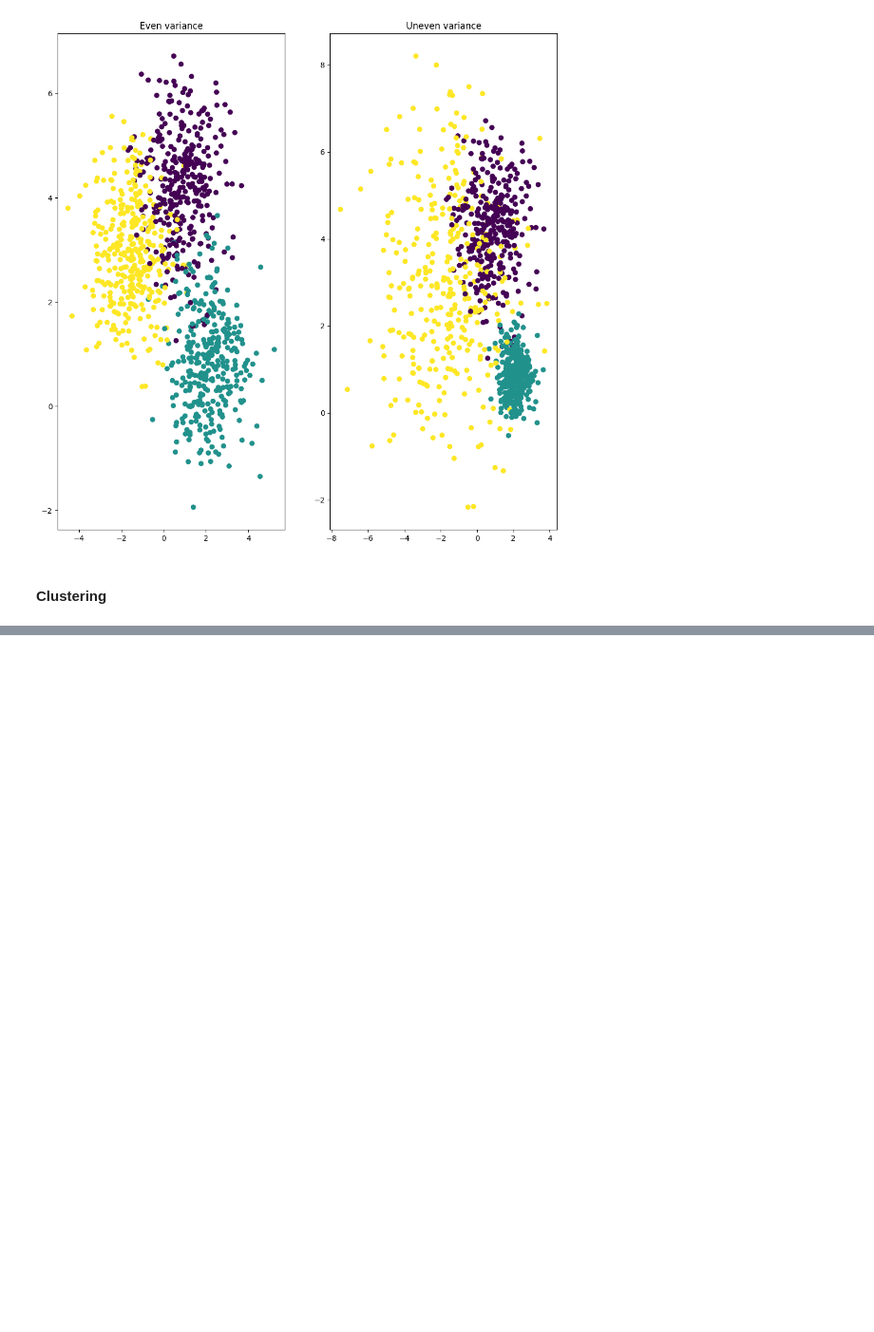
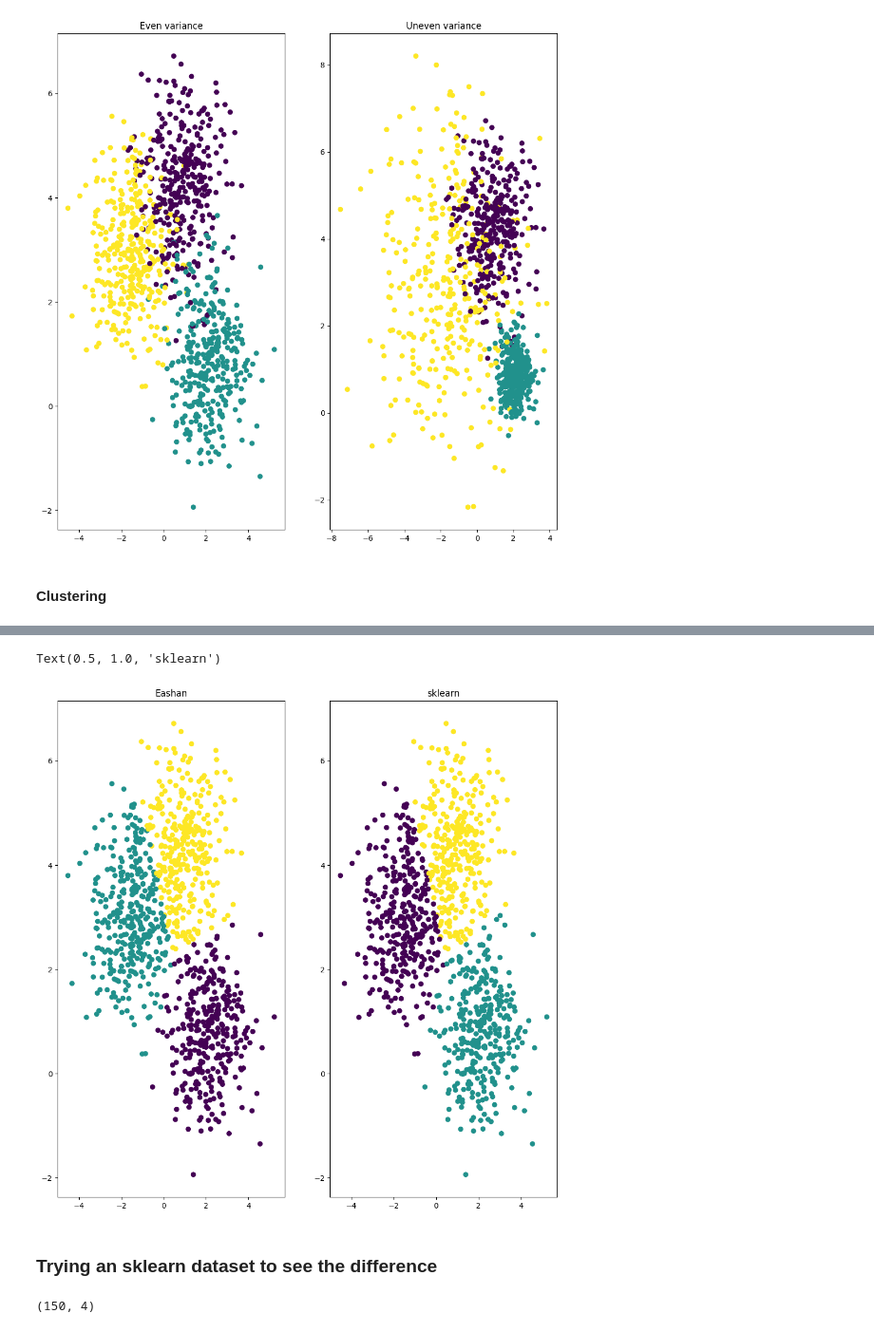
Before and after one commit to eashanchawla/ML-Learn, a Jupyter notebook: ML/Clustering/kmeans_experimentation.ipynb, the cells around one changed output, grey strips where cells are left out. Shown at 95% size. Saved outputs shown, nothing was run; the diff lists cells and outputs as text; code cells hidden in the pictures; blank space fills up the shorter version.

```diff
--- a/ML/Clustering/kmeans_experimentation.ipynb
+++ b/ML/Clustering/kmeans_experimentation.ipynb
@@ -46,0 +56,13 @@ kmeans.fit(X)
+# %%
+fig, ax = plt.subplots(nrows=1, ncols=2, figsize=(12, 12))
+
+ax[0].scatter(X[:, 0], X[:, 1], c=assignments)
+ax[0].set_title('Eashan')
+
+ax[1].scatter(X[:, 0], X[:, 1], c=sklearn_assignments)
+ax[1].set_title('sklearn')
+# %% [output]
+Text(0.5, 1.0, 'sklearn')
+[figure, added]
+# %% [markdown]
+### Trying an sklearn dataset to see the difference
@@ -46,0 +74,4 @@ kmeans.fit(X)
+# %%
+X.shape
+# %% [output]
+(150, 4)
```
Also changed, not shown: parts of 18 cells of this notebook, 1 other file.
